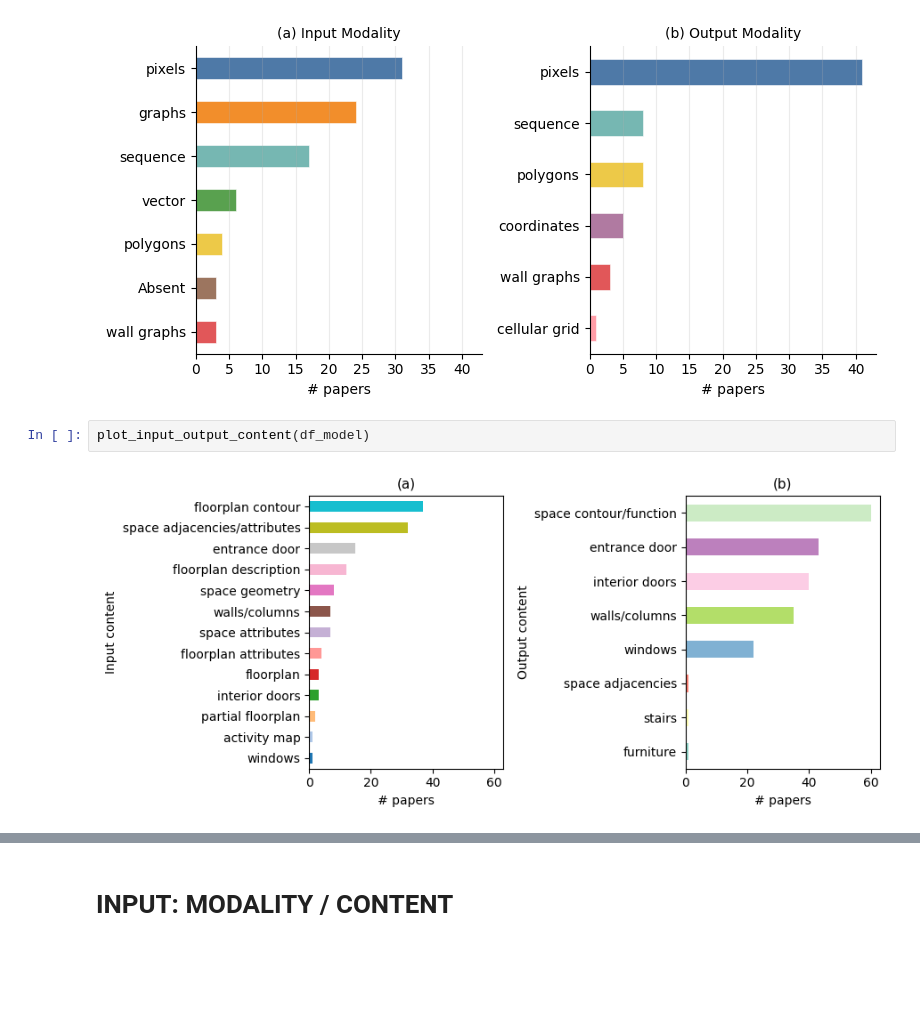
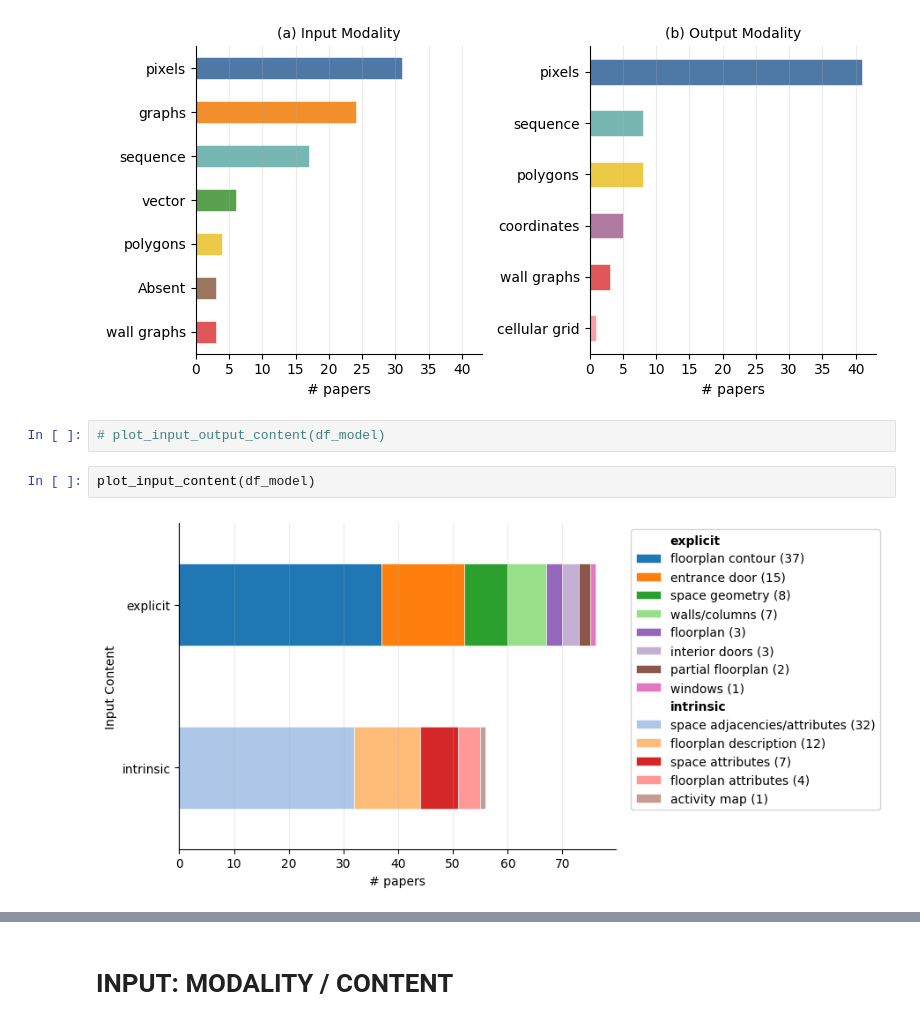
Before and after one commit to gal-dmitry/SystematicReview, a Jupyter notebook: SYNTHESIS_03.ipynb, the cells around one changed output, grey strips where cells are left out. Cells and saved outputs as stored; diff of their text form; blank space fills up the shorter version.

Commit message:
input/output content: updated

```diff
--- a/SYNTHESIS_03.ipynb
+++ b/SYNTHESIS_03.ipynb
@@ -27,6 +27,8 @@ plot_input_output_modality(df_model)
 # %% [output]
 [figure]
 # %%
-plot_input_output_content(df_model)
+# plot_input_output_content(df_model)
-# %% [output]
-[figure, removed]
+# %%
+plot_input_content(df_model)
+# %% [output]
+[figure, added]
```
Also changed, not shown: parts of 2 cells of this notebook, 1 other file.
